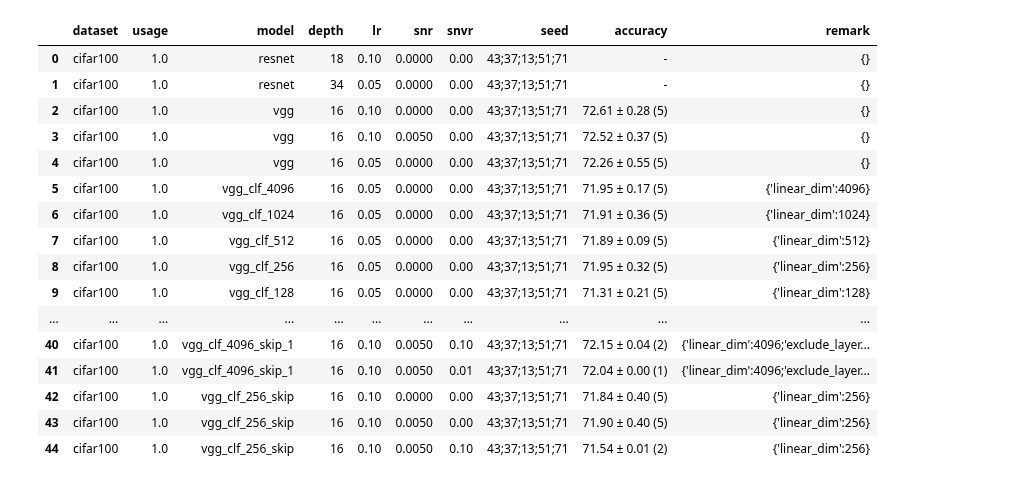
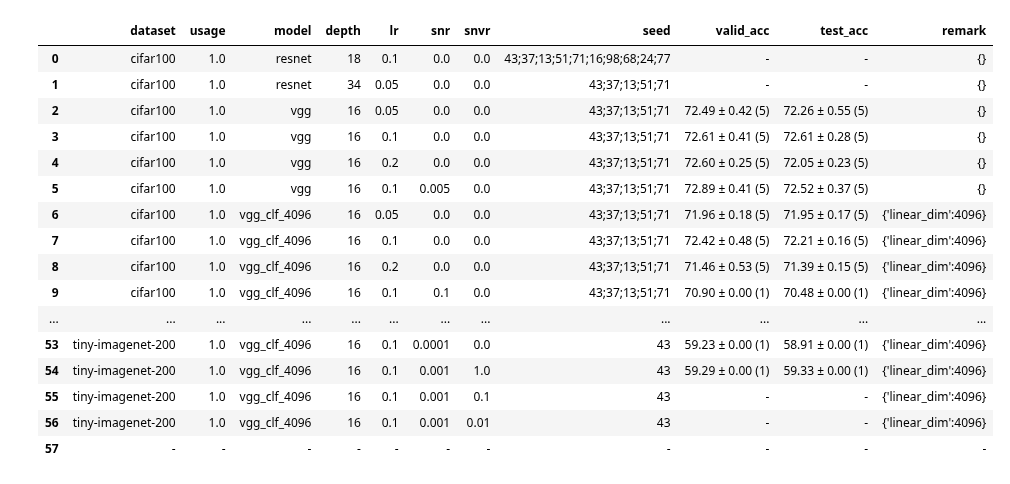
Before and after one commit to lim-sorry/snvr, a Jupyter notebook: analysis.ipynb, the cells around one changed output. Saved outputs shown, nothing was run; the diff lists cells and outputs as text; code cells hidden in the pictures.

```diff
--- a/analysis.ipynb
+++ b/analysis.ipynb
@@ -7,57 +7,68 @@ import matplotlib.pyplot as plt
 # %%
 import pandas as pd
 
 # Load the config file into a DataFrame
-config_file_path = 'bash_scripts/config/test.csv'
+config_file_path = '/home/dm4/repo/spectral-norm-variance-regularization/bash_scripts/config/test.csv'
 df = pd.read_csv(config_file_path)
 # Strip leading and trailing spaces from column names
 df.columns = df.columns.str.strip()
 # Strip leading and trailing spaces from all entries
 df = df.map(lambda x: x.strip().replace('\"','\'') if isinstance(x, str) else x)
 # Iterate over each row in the DataFrame
 for idx, row in df.iterrows():
-    ckpt_path = f'ckpt/{row["dataset"]}_{row["usage"]}/{row["model"]}_{row["depth"]}/{row["lr"]}_{row["snr"]}_{row["snvr"]}'
-    seeds = row["seed"].split(';')
+    ckpt_path = f'/home/dm4/repo/spectral-norm-variance-regularization/ckpt/{row["dataset"]}_{row["usage"]}/{row["model"]}_{row["depth"]}/{row["lr"]}_{row["snr"]}_{row["snvr"]}'
+    seeds = str(row["seed"]).split(';')
 
     # check mean and std of test accuracy already computed
-    if 'accuracy' in row and row['accuracy'] != '-' and row['accuracy'] != '*':
-        n = int(row['accuracy'].split('(')[-1].split(')')[0])
+    # accuracy is a string of the form 'mean ± std (n)' and n is the number of seeds
+    # if n is same as the number of seeds, then skip this row
+    if 'valid_acc' not in row:
+        continue
+
+    if '(' in row['valid_acc']:
+        n = int(row['valid_acc'].split('(')[-1].split(')')[0])
         if n == len(seeds):
             continue
 
-    best_accs = []
+    valid_accs = []
+    test_accs = []
     for seed in seeds:
         seed_path = os.path.join(ckpt_path, seed)
         best_epoch_path = os.path.join(seed_path, 'best_epoch.pth')
         if not os.path.exists(best_epoch_path):
             continue
         best_epoch = torch.load(best_epoch_path)
-        best_accs.append(best_epoch['test_acc'])
+        valid_accs.append(best_epoch['valid_acc'])
+        test_accs.append(best_epoch['test_acc'])
 
-    if not best_accs:
-        continue
-    mean_acc = np.mean(best_accs)
-    std_acc = np.std(best_accs)
-    df.at[idx, 'accuracy'] = f'{mean_acc:.2f} ± {std_acc:.2f} ({len(best_accs)})'
-
+    if not test_accs:
+        df.at[idx, 'valid_acc'] = '-'
+        df.at[idx, 'test_acc'] = '-'
+    else:
+        mean_acc = np.mean(valid_accs)
+        std_acc = np.std(valid_accs)
+        df.at[idx, 'valid_acc'] = f'{mean_acc:.2f} ± {std_acc:.2f} ({len(valid_accs)})'
+        mean_acc = np.mean(test_accs)
+        std_acc = np.std(test_accs)
+        df.at[idx, 'test_acc'] = f'{mean_acc:.2f} ± {std_acc:.2f} ({len(test_accs)})'
 
 df.to_csv(config_file_path, index=False)
 df
 # %% [output]
-|  | dataset | usage | model | depth | lr | snr | snvr | seed | accuracy | remark |
-| 0 | cifar100 | 1.0 | resnet | 18 | 0.10 | 0.0000 | 0.00 | 43;37;13;51;71 | - | {} |
-| 1 | cifar100 | 1.0 | resnet | 34 | 0.05 | 0.0000 | 0.00 | 43;37;13;51;71 | - | {} |
-| 2 | cifar100 | 1.0 | vgg | 16 | 0.10 | 0.0000 | 0.00 | 43;37;13;51;71 | 72.61 ± 0.28 (5) | {} |
-| 3 | cifar100 | 1.0 | vgg | 16 | 0.10 | 0.0050 | 0.00 | 43;37;13;51;71 | 72.52 ± 0.37 (5) | {} |
-| 4 | cifar100 | 1.0 | vgg | 16 | 0.05 | 0.0000 | 0.00 | 43;37;13;51;71 | 72.26 ± 0.55 (5) | {} |
-| 5 | cifar100 | 1.0 | vgg_clf_4096 | 16 | 0.05 | 0.0000 | 0.00 | 43;37;13;51;71 | 71.95 ± 0.17 (5) | {'linear_dim':4096} |
-| 6 | cifar100 | 1.0 | vgg_clf_1024 | 16 | 0.05 | 0.0000 | 0.00 | 43;37;13;51;71 | 71.91 ± 0.36 (5) | {'linear_dim':1024} |
-| 7 | cifar100 | 1.0 | vgg_clf_512 | 16 | 0.05 | 0.0000 | 0.00 | 43;37;13;51;71 | 71.89 ± 0.09 (5) | {'linear_dim':512} |
-| 8 | cifar100 | 1.0 | vgg_clf_256 | 16 | 0.05 | 0.0000 | 0.00 | 43;37;13;51;71 | 71.95 ± 0.32 (5) | {'linear_dim':256} |
-| 9 | cifar100 | 1.0 | vgg_clf_128 | 16 | 0.05 | 0.0000 | 0.00 | 43;37;13;51;71 | 71.31 ± 0.21 (5) | {'linear_dim':128} |
-| ... | ... | ... | ... | ... | ... | ... | ... | ... | ... | ... |
-| 40 | cifar100 | 1.0 | vgg_clf_4096_skip_1 | 16 | 0.10 | 0.0050 | 0.10 | 43;37;13;51;71 | 72.15 ± 0.04 (2) | {'linear_dim':4096;'exclude_layer... |
-| 41 | cifar100 | 1.0 | vgg_clf_4096_skip_1 | 16 | 0.10 | 0.0050 | 0.01 | 43;37;13;51;71 | 72.04 ± 0.00 (1) | {'linear_dim':4096;'exclude_layer... |
-| 42 | cifar100 | 1.0 | vgg_clf_256_skip | 16 | 0.10 | 0.0000 | 0.00 | 43;37;13;51;71 | 71.84 ± 0.40 (5) | {'linear_dim':256} |
-| 43 | cifar100 | 1.0 | vgg_clf_256_skip | 16 | 0.10 | 0.0050 | 0.00 | 43;37;13;51;71 | 71.90 ± 0.40 (5) | {'linear_dim':256} |
-| 44 | cifar100 | 1.0 | vgg_clf_256_skip | 16 | 0.10 | 0.0050 | 0.10 | 43;37;13;51;71 | 71.54 ± 0.01 (2) | {'linear_dim':256} |
+|  | dataset | usage | model | depth | lr | snr | snvr | seed | valid_acc | test_acc | remark |
+| 0 | cifar100 | 1.0 | resnet | 18 | 0.1 | 0.0 | 0.0 | 43;37;13;51;71;16;98;68;24;77 | - | - | {} |
+| 1 | cifar100 | 1.0 | resnet | 34 | 0.05 | 0.0 | 0.0 | 43;37;13;51;71 | - | - | {} |
+| 2 | cifar100 | 1.0 | vgg | 16 | 0.05 | 0.0 | 0.0 | 43;37;13;51;71 | 72.49 ± 0.42 (5) | 72.26 ± 0.55 (5) | {} |
+| 3 | cifar100 | 1.0 | vgg | 16 | 0.1 | 0.0 | 0.0 | 43;37;13;51;71 | 72.61 ± 0.41 (5) | 72.61 ± 0.28 (5) | {} |
+| 4 | cifar100 | 1.0 | vgg | 16 | 0.2 | 0.0 | 0.0 | 43;37;13;51;71 | 72.60 ± 0.25 (5) | 72.05 ± 0.23 (5) | {} |
+| 5 | cifar100 | 1.0 | vgg | 16 | 0.1 | 0.005 | 0.0 | 43;37;13;51;71 | 72.89 ± 0.41 (5) | 72.52 ± 0.37 (5) | {} |
+| 6 | cifar100 | 1.0 | vgg_clf_4096 | 16 | 0.05 | 0.0 | 0.0 | 43;37;13;51;71 | 71.96 ± 0.18 (5) | 71.95 ± 0.17 (5) | {'linear_dim':4096} |
+| 7 | cifar100 | 1.0 | vgg_clf_4096 | 16 | 0.1 | 0.0 | 0.0 | 43;37;13;51;71 | 72.42 ± 0.48 (5) | 72.21 ± 0.16 (5) | {'linear_dim':4096} |
+| 8 | cifar100 | 1.0 | vgg_clf_4096 | 16 | 0.2 | 0.0 | 0.0 | 43;37;13;51;71 | 71.46 ± 0.53 (5) | 71.39 ± 0.15 (5) | {'linear_dim':4096} |
+| 9 | cifar100 | 1.0 | vgg_clf_4096 | 16 | 0.1 | 0.1 | 0.0 | 43;37;13;51;71 | 70.90 ± 0.00 (1) | 70.48 ± 0.00 (1) | {'linear_dim':4096} |
+| ... | ... | ... | ... | ... | ... | ... | ... | ... | ... | ... | ... |
+| 53 | tiny-imagenet-200 | 1.0 | vgg_clf_4096 | 16 | 0.1 | 0.0001 | 0.0 | 43 | 59.23 ± 0.00 (1) | 58.91 ± 0.00 (1) | {'linear_dim':4096} |
+| 54 | tiny-imagenet-200 | 1.0 | vgg_clf_4096 | 16 | 0.1 | 0.001 | 1.0 | 43 | 59.29 ± 0.00 (1) | 59.33 ± 0.00 (1) | {'linear_dim':4096} |
+| 55 | tiny-imagenet-200 | 1.0 | vgg_clf_4096 | 16 | 0.1 | 0.001 | 0.1 | 43 | - | - | {'linear_dim':4096} |
+| 56 | tiny-imagenet-200 | 1.0 | vgg_clf_4096 | 16 | 0.1 | 0.001 | 0.01 | 43 | - | - | {'linear_dim':4096} |
+| 57 | - | - | - | - | - | - | - | - | - | - | - |
```
Also changed, not shown: parts of 1 cell of this notebook, 9 other files.
